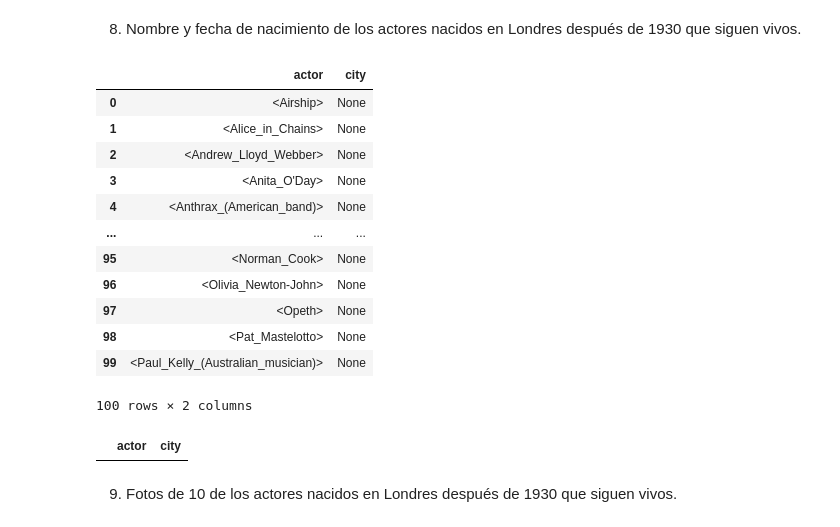
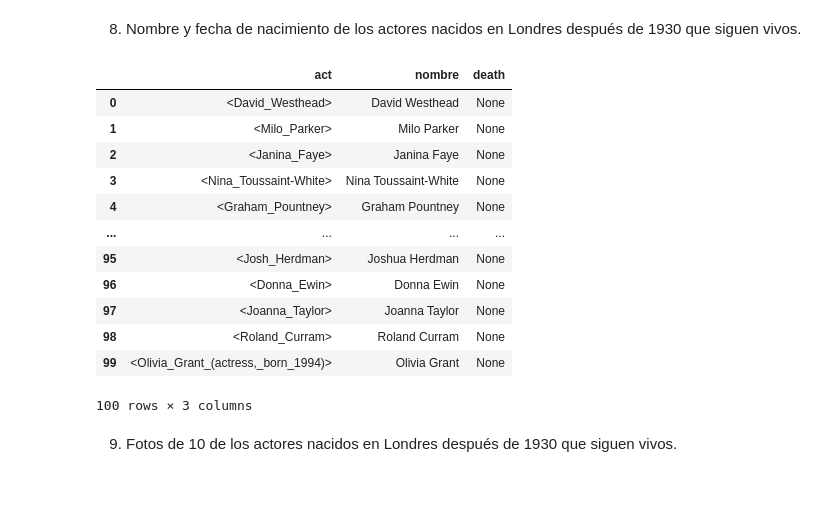
Before and after one commit to davemlz/Master_of_DataScience, a Jupyter notebook: S-DC-MDT/05_Linked Data/LinkedData.ipynb, the cells around one changed output. Cells and saved outputs as stored; diff of their text form; code cells hidden in the pictures; blank space fills up the shorter version.

```diff
--- a/S-DC-MDT/05_Linked Data/LinkedData.ipynb
+++ b/S-DC-MDT/05_Linked Data/LinkedData.ipynb
@@ -446,47 +446,35 @@ peopleLondon
 | 6 | <Freddie_Young> | <London> |
 # %% [markdown]
 8. Nombre y fecha de nacimiento de los actores nacidos en Londres después de 1930 que siguen vivos.
-# %%
-actorLondon = endpoint.select("""
-SELECT DISTINCT ?actor ?city
-WHERE{
-    ?a dbp:artist ?actor .
-
-}
-LIMIT 100
-""")
-actorLondon
-# %% [output]
-|  | actor | city |
-| 0 | <Airship> | None |
-| 1 | <Alice_in_Chains> | None |
-| 2 | <Andrew_Lloyd_Webber> | None |
-| 3 | <Anita_O'Day> | None |
-| 4 | <Anthrax_(American_band)> | None |
-| ... | ... | ... |
-| 95 | <Norman_Cook> | None |
-| 96 | <Olivia_Newton-John> | None |
-| 97 | <Opeth> | None |
-| 98 | <Pat_Mastelotto> | None |
-| 99 | <Paul_Kelly_(Australian_musician)> | None |
-100 rows × 2 columns
 # %%
-actorLondon = endpoint.select("""
-SELECT DISTINCT ?actor ?city
+actoresLondon = endpoint.select("""
+SELECT DISTINCT ?act ?nombre ?death
 WHERE{
-    ?a dbp:actor ?actor .
-    ?actor dbo:birthPlace ?city .
+    ?act a dbp:Actor .
+    ?act foaf:name ?nombre .
+    ?act dbo:birthPlace ?city .
     ?city dbo:country ?country .
-    ?actor dbp:birthDate ?bd .
-    ?actor dbp:deathDate ?dd .
+    ?act dbp:birthDate ?bd
     FILTER regex(?city,"London")
-    FILTER regex(?country,"United")
-    FILTER (?bd>= "1930-01-01"^^<http://www.w3.org/2001/XMLSchema#date>)
-}
-LIMIT 100
+    FILTER regex(?country,"United_Kingdom")
+    FILTER NOT EXISTS { ?act dbo:deathDate ?death. }
+    FILTER (?bd> "1930-12-32"^^<http://www.w3.org/2001/XMLSchema#date>)
+} LIMIT 100
 """)
-actorLondon
+actoresLondon
 # %% [output]
-|  | actor | city |
+|  | act | nombre | death |
+| 0 | <David_Westhead> | David Westhead | None |
+| 1 | <Milo_Parker> | Milo Parker | None |
+| 2 | <Janina_Faye> | Janina Faye | None |
+| 3 | <Nina_Toussaint-White> | Nina Toussaint-White | None |
+| 4 | <Graham_Pountney> | Graham Pountney | None |
+| ... | ... | ... | ... |
+| 95 | <Josh_Herdman> | Joshua Herdman | None |
+| 96 | <Donna_Ewin> | Donna Ewin | None |
+| 97 | <Joanna_Taylor> | Joanna Taylor | None |
+| 98 | <Roland_Curram> | Roland Curram | None |
+| 99 | <Olivia_Grant_(actress,_born_1994)> | Olivia Grant | None |
+100 rows × 3 columns
 # %% [markdown]
 9. Fotos de 10 de los actores nacidos en Londres después de 1930 que siguen vivos.
```
Also changed, not shown: parts of 4 cells of this notebook.
